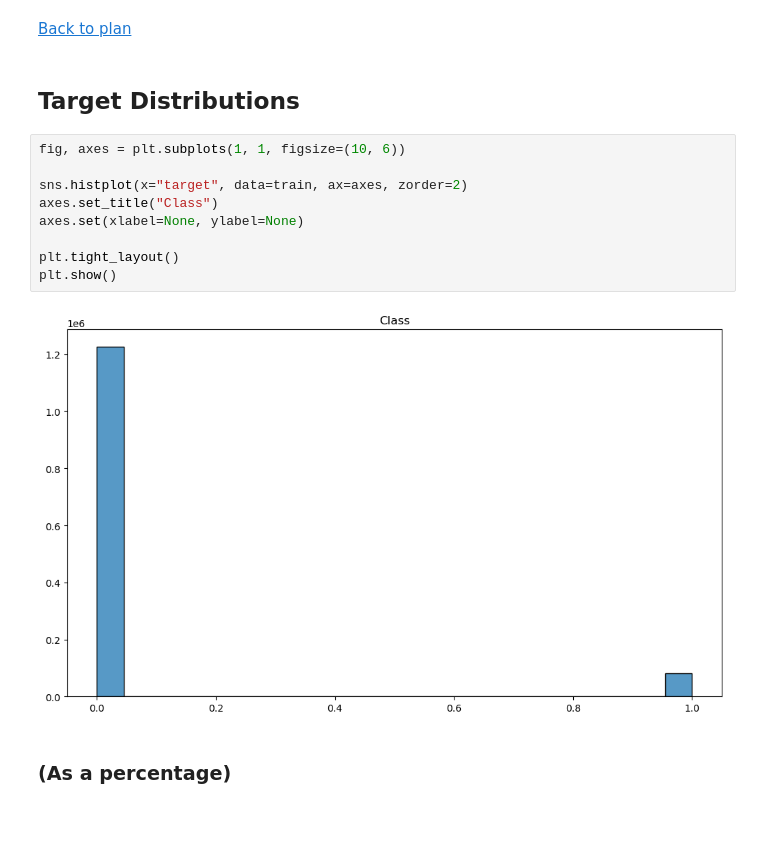
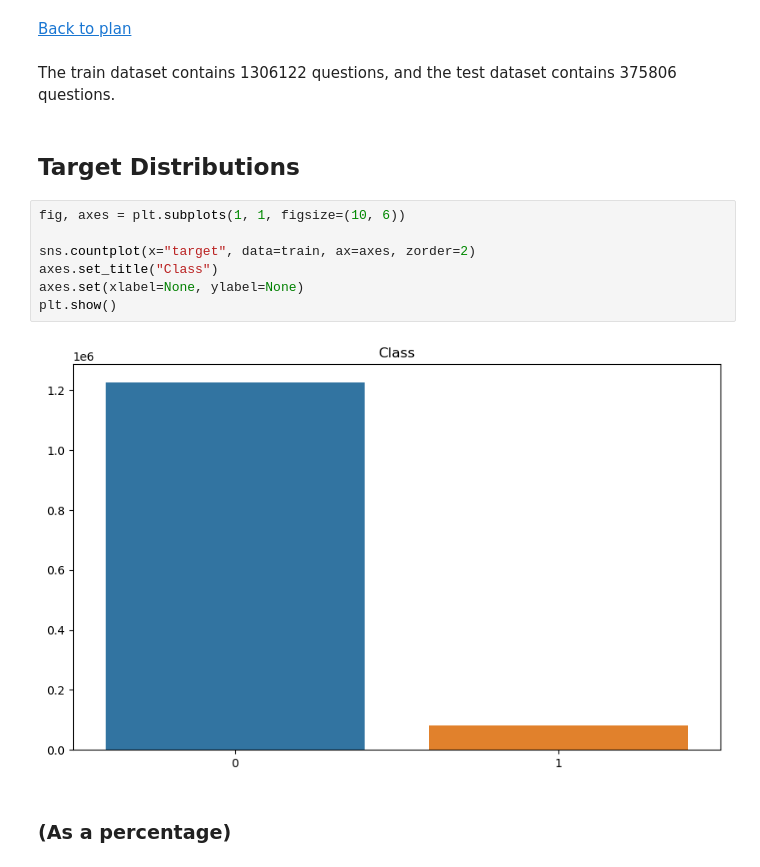
Before and after one commit to chernikovmaksim/ODS_NLP_spring_2023, a Jupyter notebook: notebooks/1. EDA.ipynb, the cells around one changed output. Drawn from its saved outputs; the diff is of its cells as text; blank space fills up the shorter version.

```diff
--- a/notebooks/1. EDA.ipynb
+++ b/notebooks/1. EDA.ipynb
@@ -68,19 +71,19 @@ test.head()
 # 2. EDA <a id = "2."> </a>
 # %% [markdown]
 [Back to plan](#plan)
+# %% [markdown]
+The train dataset contains 1306122 questions, and the test dataset contains 375806 questions.
 # %% [markdown]
 ## Target Distributions
 # %%
 fig, axes = plt.subplots(1, 1, figsize=(10, 6))
 
-sns.histplot(x="target", data=train, ax=axes, zorder=2)
+sns.countplot(x="target", data=train, ax=axes, zorder=2)
 axes.set_title("Class")
 axes.set(xlabel=None, ylabel=None)
-
-plt.tight_layout()
 plt.show()
 # %% [output]
-[figure, old version]
+[figure, new version]
 # %% [markdown]
 ### (As a percentage)
 # %%
```
Also changed, not shown: parts of 15 cells of this notebook.
